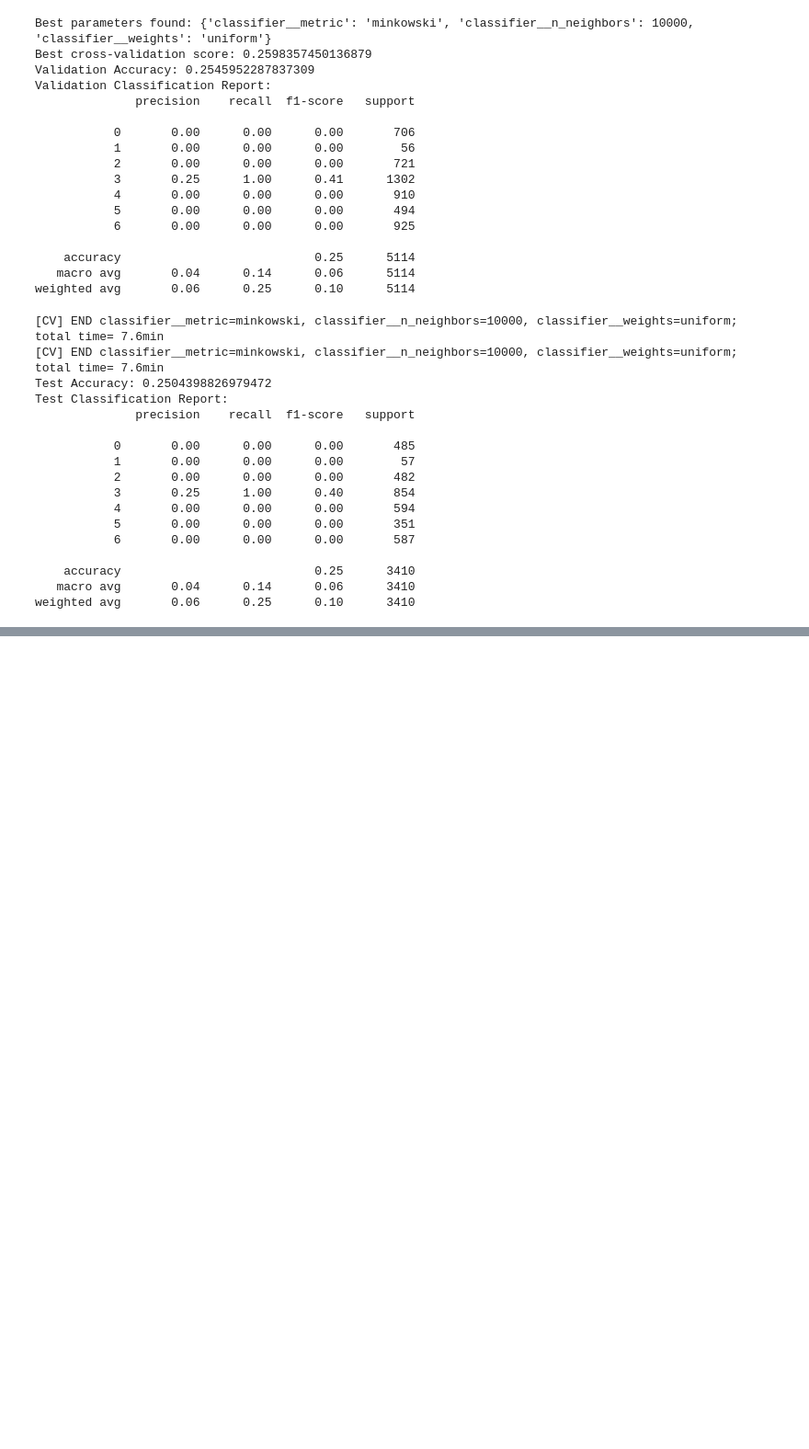
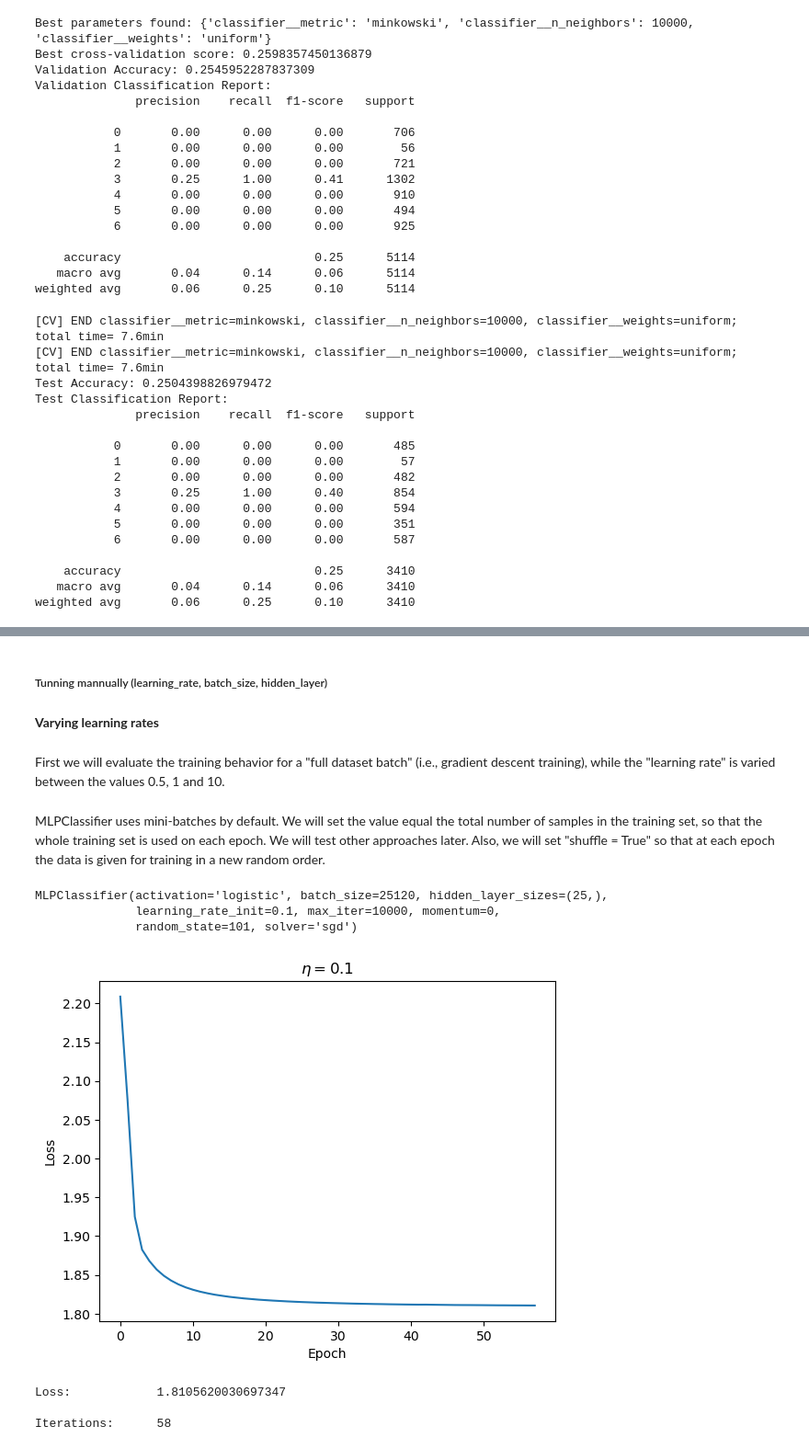
Before and after one commit to LDpNgn/Fundamental-ML, a Jupyter notebook: notebooks/EDA.ipynb, the cells around one changed output, grey strips where cells are left out. Shown at 92% size. Cells and saved outputs as stored; diff of their text form; code cells hidden in the pictures; blank space fills up the shorter version.

```diff
--- a/notebooks/EDA.ipynb
+++ b/notebooks/EDA.ipynb
@@ -831,0 +1164,41 @@ weighted avg       0.06      0.25      0.10      3410
+# %% [markdown]
+##### Tunning mannually (learning_rate, batch_size, hidden_layer)
+# %% [markdown]
+**Varying learning rates**
+# %% [markdown]
+First we will evaluate the training behavior for a "full dataset batch" (i.e., gradient descent training), while the "learning rate" is varied between the values 0.5, 1 and 10.
+# %% [markdown]
+MLPClassifier uses mini-batches by default. We will set the value equal the total number of samples in the training set, so that the whole training set is used on each epoch. We will test other approaches later. Also, we will set "shuffle = True" so that at each epoch the data is given for training in a new random order.
+# %%
+mlp_eta_01 = MLPClassifier(solver="sgd")
+mlp_eta_01.hidden_layer_sizes = (25,)
+mlp_eta_01.activation = "logistic"
+mlp_eta_01.learning_rate_init = 0.1
+mlp_eta_01.alpha = 0.0001
+mlp_eta_01.batch_size = X_train_reshape.shape[0]
+mlp_eta_01.shuffle = True
+mlp_eta_01.random_state = 101
+mlp_eta_01.momentum = 0
+mlp_eta_01.verbose = False
+mlp_eta_01.max_iter = 10000
+
+mlp_eta_01.fit(X_train_reshape, y_train)
+# %% [output]
+MLPClassifier(activation='logistic', batch_size=25120, hidden_layer_sizes=(25,),
+              learning_rate_init=0.1, max_iter=10000, momentum=0,
+              random_state=101, solver='sgd')
+# %%
+fig_mlp_eta_01 = plt.figure()
+ax1 = fig_mlp_eta_01.add_subplot(111)
+ax1.plot(mlp_eta_01.loss_curve_)
+ax1.set(title=r"$\eta = 0.1$", xlabel="Epoch", ylabel="Loss")
+
+plt.show()
+
+print('Loss: \t\t', mlp_eta_01.loss_)
+print('Iterations: \t', mlp_eta_01.n_iter_)
+# %% [output]
+[figure, added]
+Loss:            1.8105620030697347
+
+Iterations:      58
```
Also changed, not shown: parts of 158 cells of this notebook.
